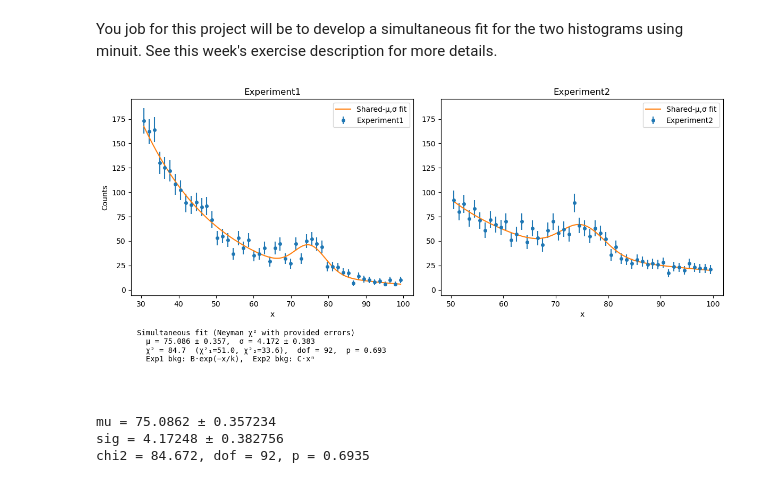
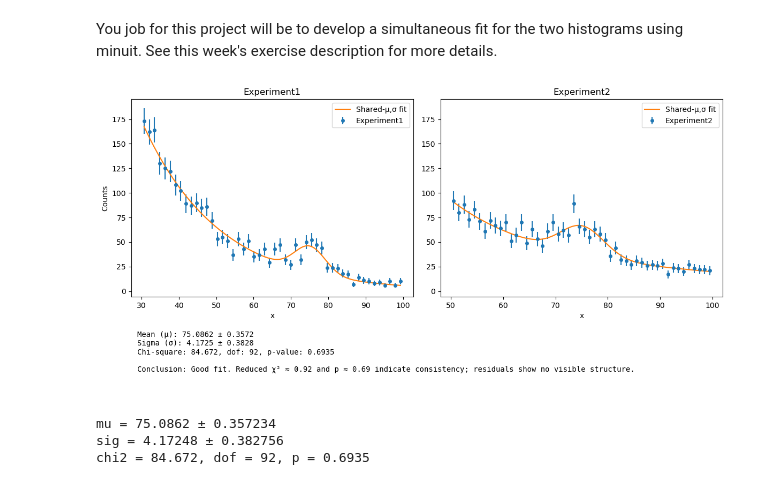
Before and after one commit to Y0UNGW00NGKIM/minuit1, a Jupyter notebook: SimultaneousExpslm.ipynb, the cells around one changed output. Saved outputs shown, nothing was run; the diff lists cells and outputs as text; code cells hidden in the pictures.

```diff
--- a/SimultaneousExpslm.ipynb
+++ b/SimultaneousExpslm.ipynb
@@ -107,10 +107,7 @@ ax2.errorbar(x1, y1, yerr=e2, fmt='.')
 # %% [markdown]
 You job for this project will be to develop a simultaneous fit for the two histograms using minuit.  See this week's exercise description for more details.
 # %%
-from lmfit import minimize, Parameters
 from scipy.stats import chi2
-import numpy as np
-import matplotlib.pyplot as plt
 from matplotlib.gridspec import GridSpec
 
 def gauss(x, mu, sig):
@@ -190,38 +187,39 @@ else:
     J = np.column_stack(((r_mu(mu+hmu, sig) - r0)/hmu, (r_mu(mu, sig+hsig) - r0)/hsig))
     cov = np.linalg.inv(J.T @ J) * (chi2_tot/ndf)
     emu = float(np.sqrt(cov[0,0])); esig = float(np.sqrt(cov[1,1]))
 
 fig = plt.figure(figsize=(12, 6))
 gs = GridSpec(2, 2, height_ratios=[3, 1], figure=fig)
 
 ax1 = fig.add_subplot(gs[0, 0])
 ax1.errorbar(x1u, n1u, yerr=s1u, fmt='o', markersize=4, label='Experiment1')
 ax1.plot(xg1, fit1, label='Shared-μ,σ fit')
 ax1.set_title('Experiment1'); ax1.set_xlabel('x'); ax1.set_ylabel('Counts'); ax1.legend()
 
 ax2 = fig.add_subplot(gs[0, 1], sharey=ax1)
 ax2.errorbar(x2u, n2u, yerr=s2u, fmt='o', markersize=4, label='Experiment2')
 ax2.plot(xg2, fit2, label='Shared-μ,σ fit')
 ax2.set_title('Experiment2'); ax2.set_xlabel('x'); ax2.legend()
 
 ax3 = fig.add_subplot(gs[1, :]); ax3.axis('off')
 txt = (
-    f"Simultaneous fit (Neyman χ² with provided errors)\n"
-    f"  μ = {mu:.3f} ± {emu:.3f},  σ = {sig:.3f} ± {esig:.3f}\n"
-    f"  χ² = {chi2_tot:.1f}  (χ²₁={chi2_1:.1f}, χ²₂={chi2_2:.1f}),  dof = {ndf},  p = {pval:.3g}\n"
-    f"  Exp1 bkg: B·exp(−x/k),  Exp2 bkg: C·xⁿ\n"
+    f"Mean (μ): {mu:.4f} ± {emu:.4f}\n"
+    f"Sigma (σ): {sig:.4f} ± {esig:.4f}\n"
+    f"Chi-square: {chi2_tot:.3f}, dof: {ndf}, p-value: {pval:.4f}\n\n"
+    f"Conclusion: Good fit. Reduced χ² ≈ {chi2_tot/ndf:.2f} and p ≈ {pval:.2f} "
+    f"indicate consistency; residuals show no visible structure."
 )
 ax3.text(0.01, 0.95, txt, va='top', family='monospace')
 
 fig.tight_layout()
 fig.savefig("ex2.pdf", bbox_inches='tight')
 plt.show()
 
 print(f"mu = {mu:.6g} ± {emu:.6g}")
 print(f"sig = {sig:.6g} ± {esig:.6g}")
 print(f"chi2 = {chi2_tot:.3f}, dof = {ndf}, p = {pval:.4g}")
 # %% [output]
-[figure, old version]
+[figure, new version]
 mu = 75.0862 ± 0.357234
 sig = 4.17248 ± 0.382756
 chi2 = 84.672, dof = 92, p = 0.6935
```
Also changed, not shown: parts of 1 cell of this notebook, 1 other file.
